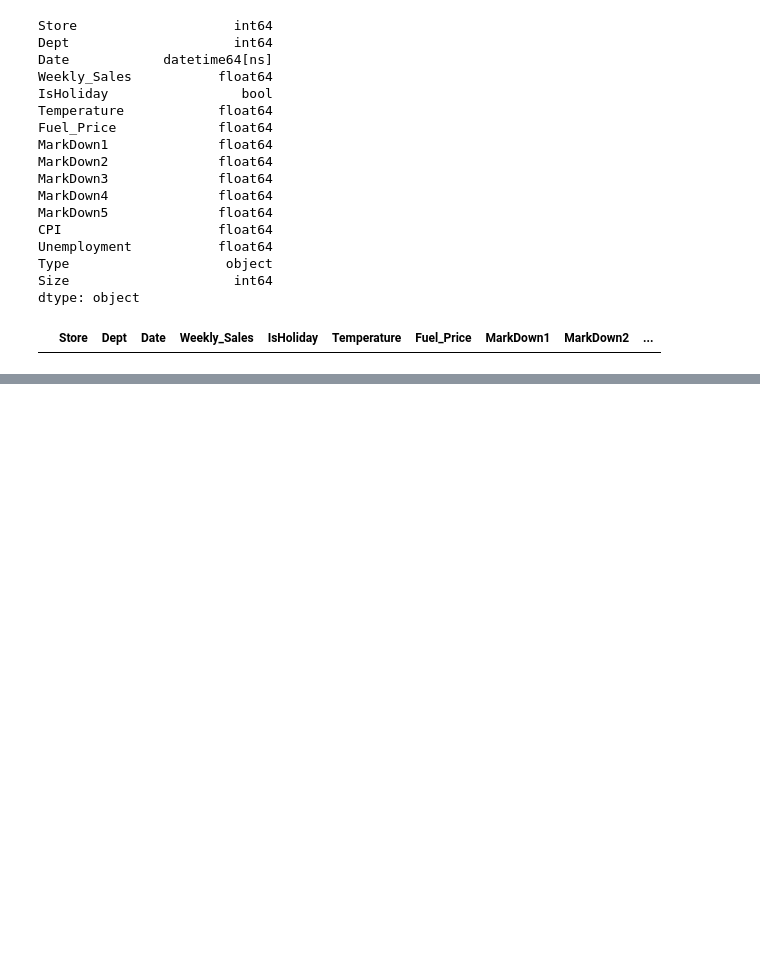
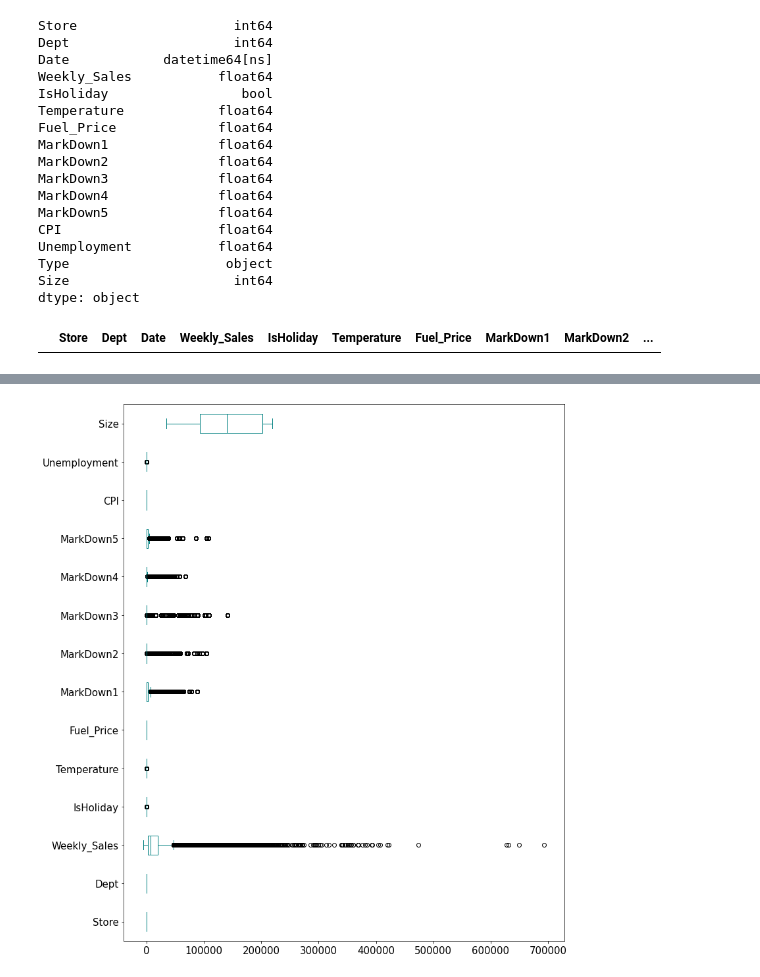
Before and after one commit to curtistr05/Capstone2, a Jupyter notebook: Retail_Analytics.ipynb, the cells around one changed output, grey strips where cells are left out. Saved outputs shown, nothing was run; the diff lists cells and outputs as text; code cells hidden in the pictures; blank space fills up the shorter version.

```diff
--- a/Retail_Analytics.ipynb
+++ b/Retail_Analytics.ipynb
@@ -196,3 +192,7 @@ duplicateRowsDF
 # %%
 #Export the processed dataframe as a csv file to the data folder as retailDataCleaned.csv
 dfmerged.to_csv('~/Documents/Capstone2/data/retailDataCleaned.csv', index=False)
+# %%
+
+retailDataCleaned = pd.read_csv(r"C:/Users/Curtis/Documents/Capstone2/data/retailDataCleaned.csv")
+retailDataCleaned.head()
@@ -198,0 +206,5 @@ dfmerged.to_csv('~/Documents/Capstone2/data/retailDataCleaned.csv', index=False)
+# %%
+#Visualize data in boxplots to look for outliers
+boxplot = retailDataCleaned.boxplot(grid=False, vert=False, fontsize=15, color='teal', figsize=(12,15))
+# %% [output]
+[figure, added]
```
Also changed, not shown: parts of 5 cells of this notebook.
